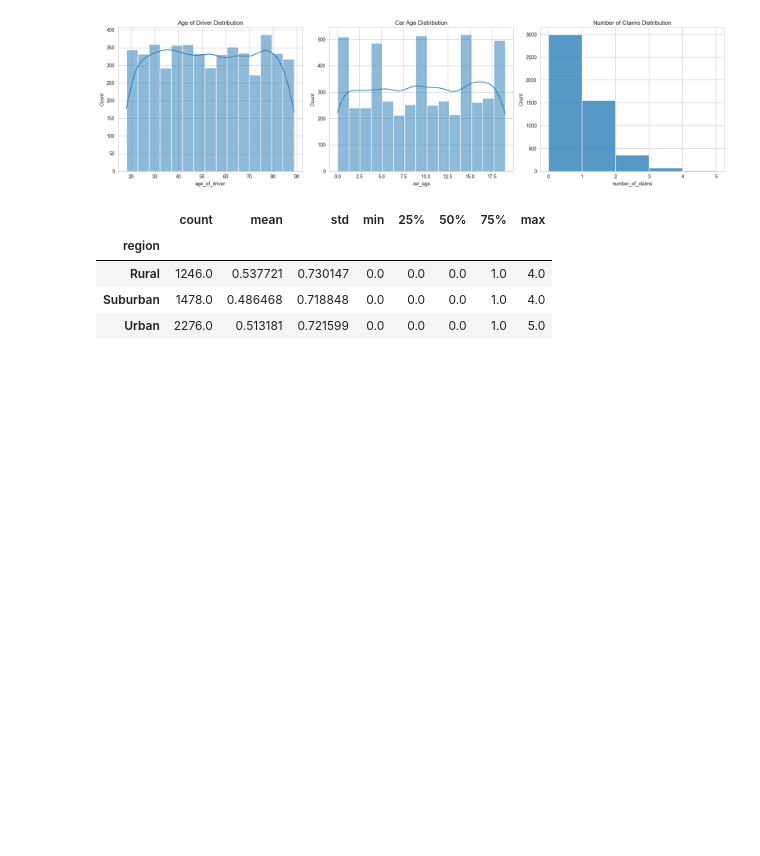
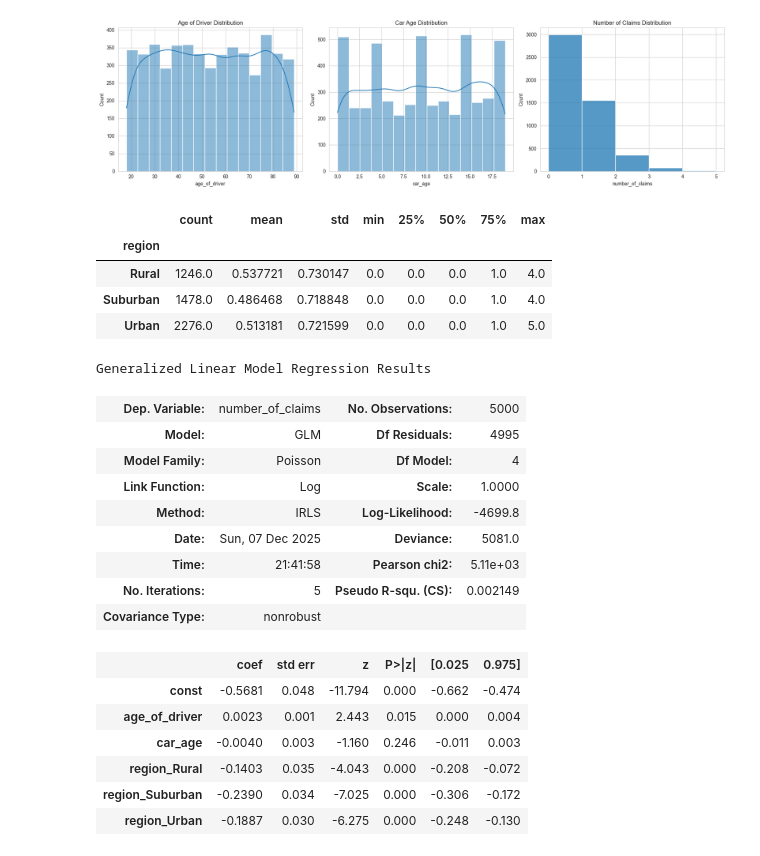
Before and after one commit to Ranu75/Data-Science-project, a Jupyter notebook: Insurance/car insurrance modeling.ipynb, the cells around one changed output. Saved outputs shown, nothing was run; the diff lists cells and outputs as text; code cells hidden in the pictures; blank space fills up the shorter version.

```diff
--- a/Insurance/car insurrance modeling.ipynb
+++ b/Insurance/car insurrance modeling.ipynb
@@ -70,0 +82,29 @@ car_insurance.groupby("region")["number_of_claims"].describe()
+# %%
+# Modelling : Poisson regression
+
+## Add constant to features
+X_const = sm.add_constant(X)
+
+## Poisson regression
+poisson_glm = sm.GLM(y, X_const.astype(float), family= sm.families.Poisson()).fit()
+
+## Summary
+poisson_glm.summary()
+# %% [output]
+Generalized Linear Model Regression Results
+| Dep. Variable: | number_of_claims | No. Observations: | 5000 |
+| Model: | GLM | Df Residuals: | 4995 |
+| Model Family: | Poisson | Df Model: | 4 |
+| Link Function: | Log | Scale: | 1.0000 |
+| Method: | IRLS | Log-Likelihood: | -4699.8 |
+| Date: | Sun, 07 Dec 2025 | Deviance: | 5081.0 |
+| Time: | 21:41:58 | Pearson chi2: | 5.11e+03 |
+| No. Iterations: | 5 | Pseudo R-squ. (CS): | 0.002149 |
+| Covariance Type: | nonrobust |  |  |
+|  | coef | std err | z | P>|z| | [0.025 | 0.975] |
+| const | -0.5681 | 0.048 | -11.794 | 0.000 | -0.662 | -0.474 |
+| age_of_driver | 0.0023 | 0.001 | 2.443 | 0.015 | 0.000 | 0.004 |
+| car_age | -0.0040 | 0.003 | -1.160 | 0.246 | -0.011 | 0.003 |
+| region_Rural | -0.1403 | 0.035 | -4.043 | 0.000 | -0.208 | -0.072 |
+| region_Suburban | -0.2390 | 0.034 | -7.025 | 0.000 | -0.306 | -0.172 |
+| region_Urban | -0.1887 | 0.030 | -6.275 | 0.000 | -0.248 | -0.130 |
```
Also changed, not shown: parts of 5 cells of this notebook.
